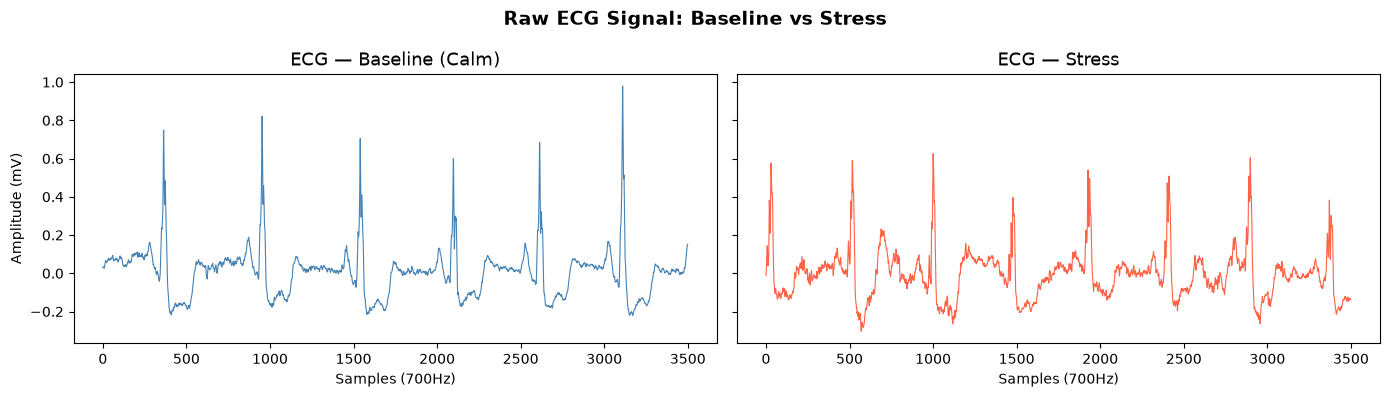
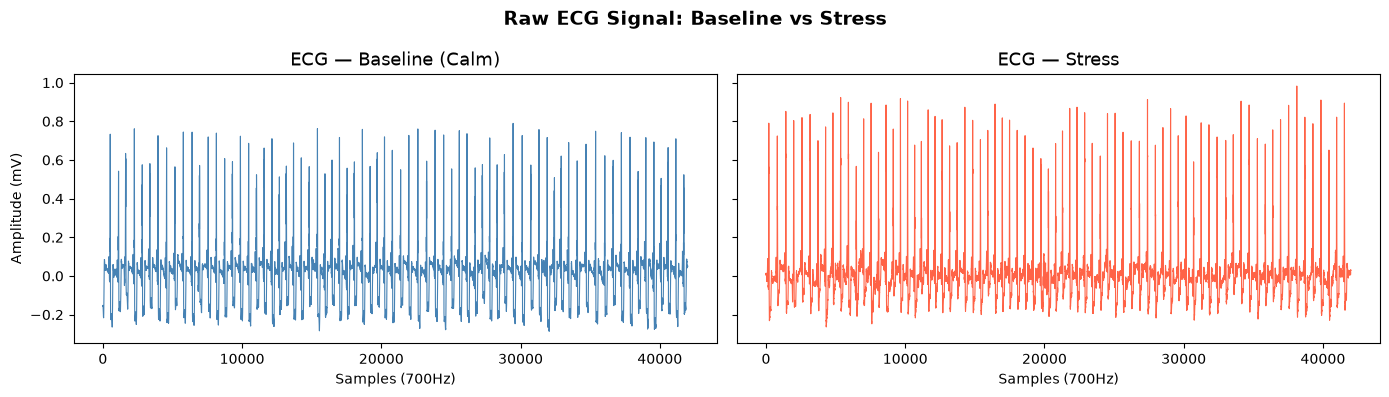
Code edit (unified diff) that turned the first committed figure into the second:
--- before
+++ after
@@ -1,13 +1,16 @@
 # Take 5 seconds (3500 samples) from each condition
-duration = 5 * 700  # 5 seconds at 700Hz
+duration = 60 * 700  # 5 seconds at 700Hz
+
+mid_baseline = len(baseline) // 2
+mid_stress   = len(stress) // 2
 
 fig, axes = plt.subplots(1, 2, figsize=(14, 4), sharey=True)
 
-axes[0].plot(baseline['ECG'].values[:duration], color='steelblue', linewidth=0.8)
+axes[0].plot(baseline['ECG'].values[mid_baseline:mid_baseline + duration], color='steelblue', linewidth=0.8)
 axes[0].set_title('ECG — Baseline (Calm)', fontsize=13)
 axes[0].set_xlabel('Samples (700Hz)')
 axes[0].set_ylabel('Amplitude (mV)')
 
-axes[1].plot(stress['ECG'].values[:duration], color='tomato', linewidth=0.8)
+axes[1].plot(stress['ECG'].values[mid_stress:mid_stress + duration], color='tomato', linewidth=0.8)
 axes[1].set_title('ECG — Stress', fontsize=13)
 axes[1].set_xlabel('Samples (700Hz)')

Commit: feat: sample from mid-condition in visualizations to avoid EDA transitional artifacts